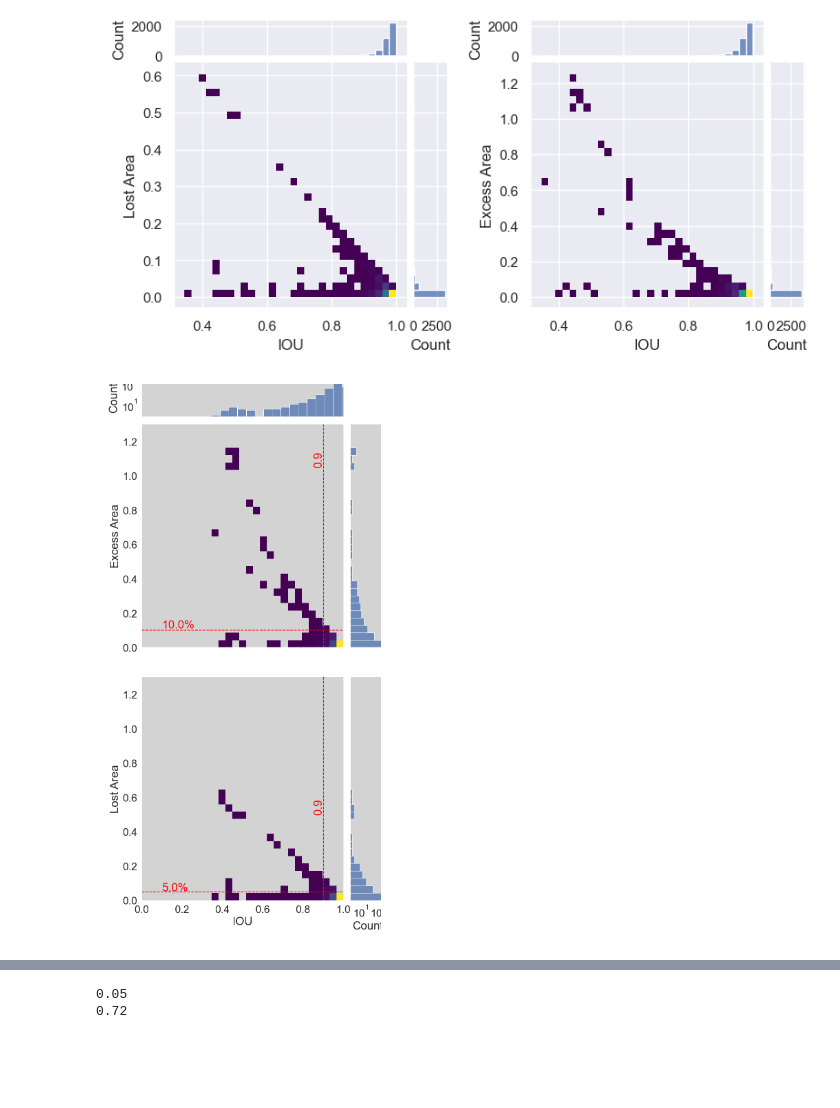
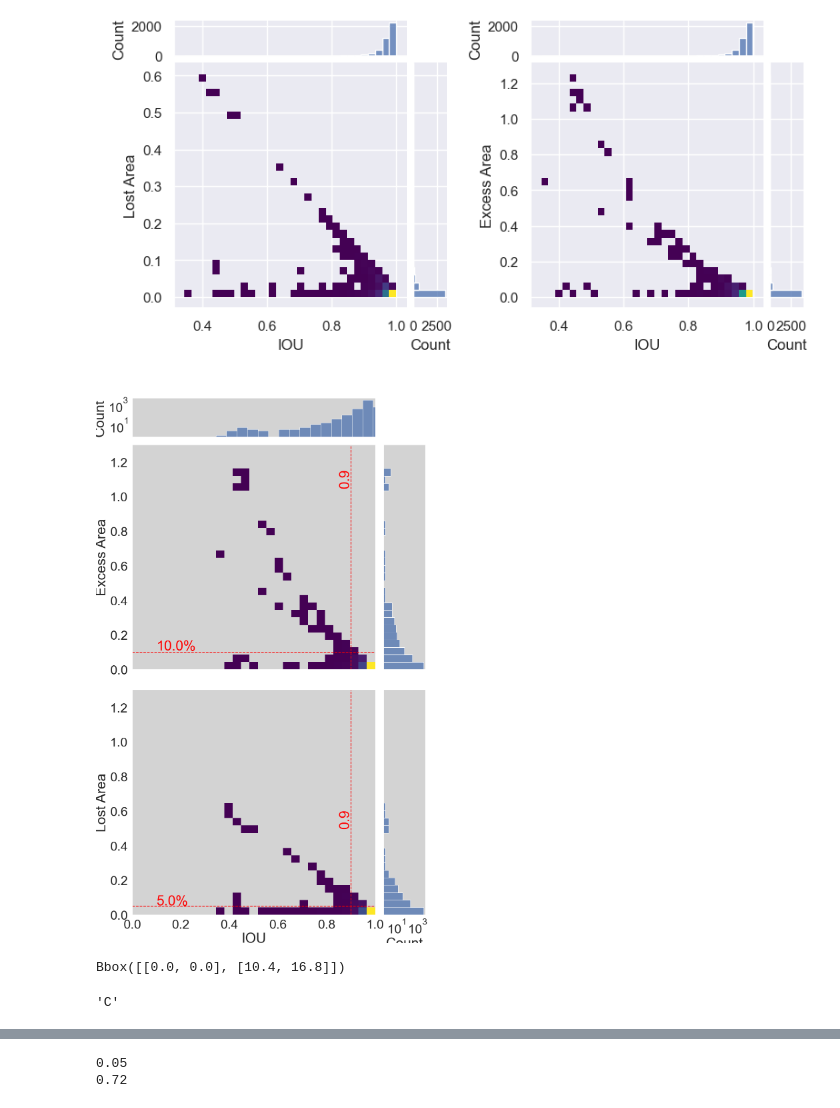
Before and after one commit to ReadingTimeMachine/digitization_at_high_localization, a Jupyter notebook: iou_vs_metrics_of_interest.ipynb, the cells around one changed output, grey strips where cells are left out. Saved outputs shown, nothing was run; the diff lists cells and outputs as text; code cells hidden in the pictures; blank space fills up the shorter version.

```diff
--- a/iou_vs_metrics_of_interest.ipynb
+++ b/iou_vs_metrics_of_interest.ipynb
@@ -722,7 +722,7 @@ gs.tight_layout(fig)
 sns.set_style(style='white')
 #sns.set(rc={'axes.facecolor':'cornflowerblue', 'figure.facecolor':'cornflowerblue'})
 ###font = {'weight':'normal','size'   : 16}
-sns.set(rc={'axes.facecolor':'lightgray','axes.grid' : False}, font_scale=2)
+sns.set(rc={'axes.facecolor':'lightgray','axes.grid' : False}, font_scale=2.5)
 
 #lines_text_color = 'limegreen'
 lines_text_color = 'red'
@@ -778,35 +778,48 @@ gl.ax_marg_y.set_xscale('log')
 #gl.ax_marg_y.set_xlim(lims)
 
 gl.ax_joint.set_xlim((0,1))
 gl.ax_joint.set_ylim((0,1.3))
 
 xp = xps[1]; yp = yps[1]
 gl.ax_joint.plot([xp,xp],gl.ax_joint.get_ylim(),'--', color=lines_text_color)
 gl.ax_joint.plot(gl.ax_joint.get_xlim(),[yp,yp],'--', color=lines_text_color)
 
 # where do x/y text live?
 y = dfl['Lost Area'].values
 gl.ax_joint.text(0.1,yp+0.01*(y.max()-y.min()), str(round(yp*100,2))+'%',color=lines_text_color)
 gl.ax_joint.text(xp-0.05, 0.85*(y.max()-y.min()), str(round(xp,3)),color=lines_text_color,rotation=90)
 
 
 base = 8
 #fig = plt.figure(figsize=(base*1.1,base*2.1))
-fig = plt.figure(figsize=(base*1.1,base*2.1))
+fig = plt.figure(figsize=(base*1.3,base*2.1))
 gs = gridspec.GridSpec(2,1)
+gs.update(left=0.1,right=0.9,top=0.965,bottom=-0.075,wspace=0.3,hspace=0.09)
 
 mg0 = SeabornFig2Grid(ge, fig, gs[0])
 mg1 = SeabornFig2Grid(gl, fig, gs[1])
 
 gl.ax_marg_x.remove() # has to be here for REASONS
 gl.ax_marg_y.set_xlim(ge.ax_marg_y.get_xlim())
 
-gs.tight_layout(fig)
+#gs.tight_layout(fig)
 #gs.update(wspace=0.025, hspace=0.00) # set the spacing between axes.
+gs.tight_layout(fig, rect=[-0.05, -0.04, 1, 1])
+
 
 #fig.savefig(save_fig_name_base + 'defined_figs_squish2.pdf')
 #plt.tight_layout()
-#plt.subplots_adjust(left=0, bottom=0, right=1, top=1, wspace=0, hspace=0)
-plt.savefig(save_fig_name_base + 'defined_figs_squish2.pdf',bbox_inches="tight",pad_inches=0.5)
+#plt.subplots_adjust(left=0)#, bottom=0, right=1, top=1, wspace=0, hspace=0)
+#print(fig.bbox_inches)
+plt.savefig(save_fig_name_base + 'defined_figs_squish2.pdf',bbox_inches="tight",pad_inches=0.25)
+#base2=12
+#bbox_inches=matplotlib.transforms.Bbox([[-1, -1], [base2*1.3, base2*2.1]])
+
+#ax1.set_position([box1.x0, new_bottom1, w1, new_h1])
+#ax2.set_position([box2.x0, box2.y0, w2, new_h2])
+
+#bb2 = matplotlib.transforms.Bbox([[0.0, 0.0], [10.4, 16.8]])
+
+#plt.savefig(save_fig_name_base + 'defined_figs_squish2.pdf',bbox_inches=bb2)
 # %% [output]
-[figure, old version]
+[figure, new version]
@@ -814,0 +826,9 @@ plt.savefig(save_fig_name_base + 'defined_figs_squish2.pdf',bbox_inches="tight",
+# %%
+bb2 = matplotlib.transforms.Bbox([[0.0, 0.0], [10.4, 16.8]])
+bb2
+# %% [output]
+Bbox([[0.0, 0.0], [10.4, 16.8]])
+# %%
+gl.ax_joint.get_anchor()
+# %% [output]
+'C'
```
Also changed, not shown: parts of 5 cells of this notebook.
